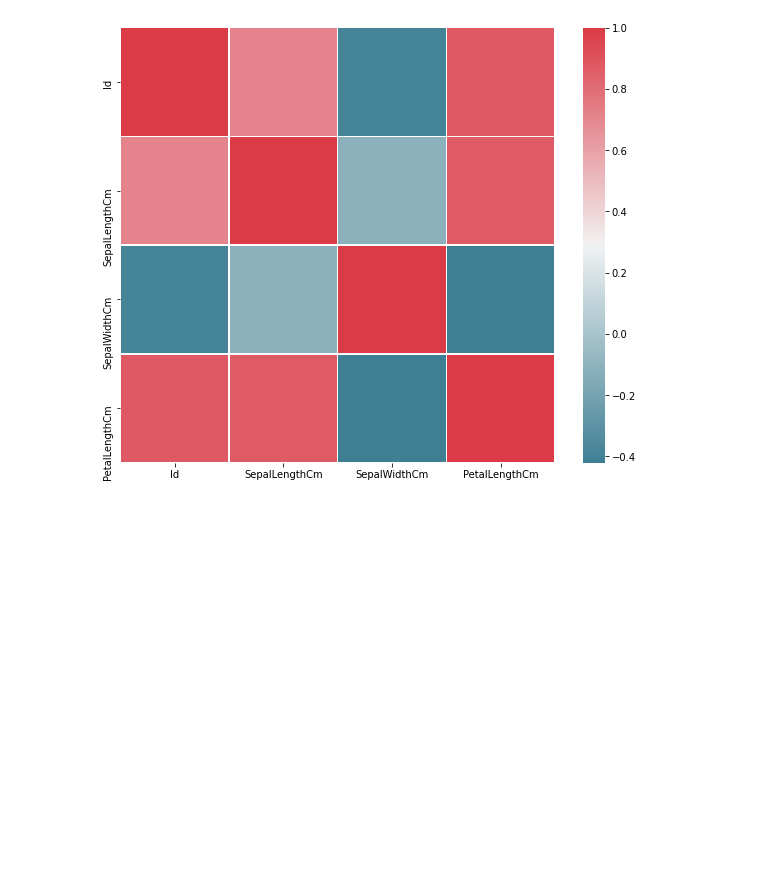
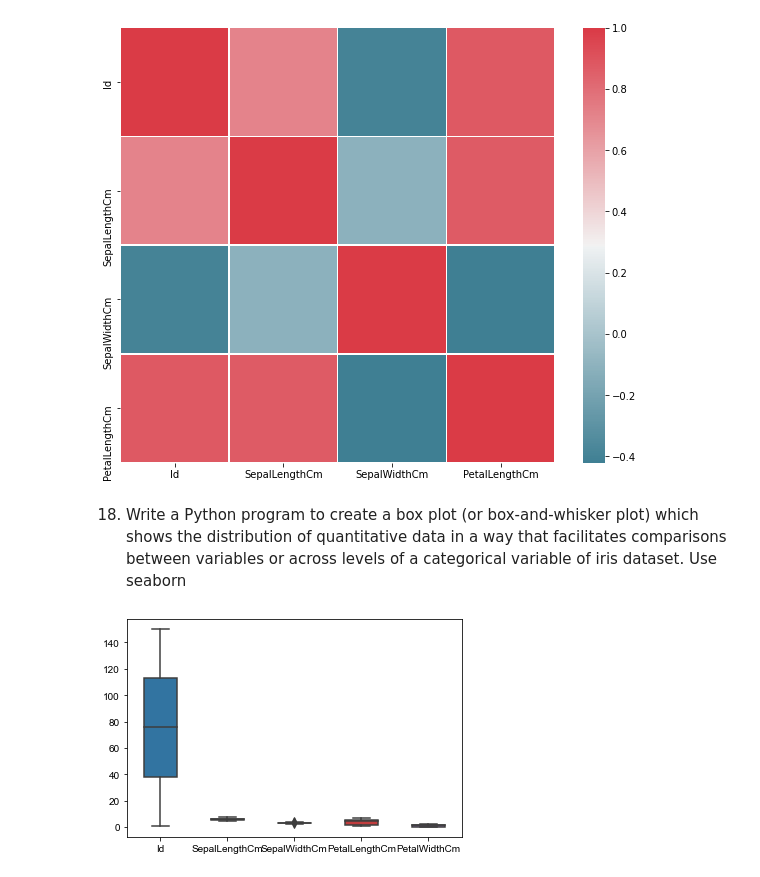
Before and after one commit to gansalo13/scikit_learn, a Jupyter notebook: scikit_exer.ipynb, the cells around one changed output. Saved outputs shown, nothing was run; the diff lists cells and outputs as text; code cells hidden in the pictures; blank space fills up the shorter version.

```diff
--- a/scikit_exer.ipynb
+++ b/scikit_exer.ipynb
@@ -389,3 +389,12 @@ SepalLengthCm  0.716676       1.000000     -0.109369       0.871754
 SepalWidthCm  -0.397729      -0.109369      1.000000      -0.420516
 PetalLengthCm  0.882747       0.871754     -0.420516       1.000000
 [figure]
+# %% [markdown]
+18. Write a Python program to create a box plot (or box-and-whisker plot) which shows the distribution of quantitative data in a way that facilitates comparisons between variables or across levels of a categorical variable of iris dataset. Use seaborn
+# %%
+box_data = iris_data #variable representing the data array
+box_target = iris_data.Species #variable representing the labels array
+sns.boxplot(data = box_data,width=0.5,fliersize=5)
+sns.set(rc={'figure.figsize':(2,15)})
+# %% [output]
+[figure, added]
```
Also changed, not shown: parts of 2 cells of this notebook.
